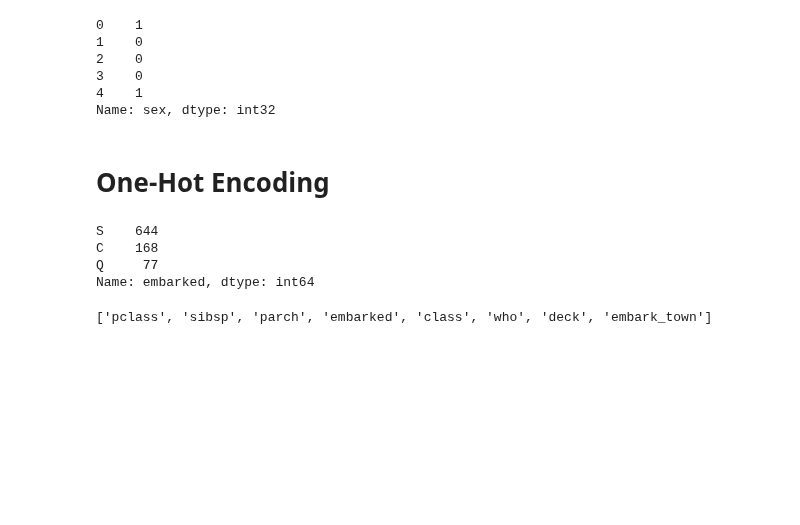
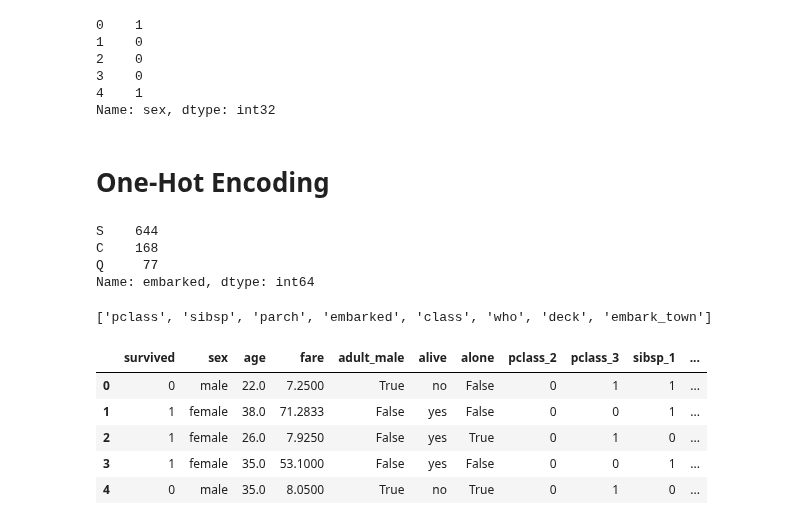
Before and after one commit to batuhanmtl/Pre-Model, a Jupyter notebook: ModulUsageExample2.ipynb, the cells around one changed output. Cells and saved outputs as stored; diff of their text form; code cells hidden in the pictures; blank space fills up the shorter version.

```diff
--- a/ModulUsageExample2.ipynb
+++ b/ModulUsageExample2.ipynb
@@ -822,3 +822,12 @@ ohe_cols = [col for col in df.columns if 10 >= df[col].nunique() > 2]
 ohe_cols
 # %% [output]
 ['pclass', 'sibsp', 'parch', 'embarked', 'class', 'who', 'deck', 'embark_town']
+# %%
+one_hot_encoder(df, ohe_cols).head()
+# %% [output]
+|  | survived | sex | age | fare | adult_male | alive | alone | pclass_2 | pclass_3 | sibsp_1 | ... |
+| 0 | 0 | male | 22.0 | 7.2500 | True | no | False | 0 | 1 | 1 | ... |
+| 1 | 1 | female | 38.0 | 71.2833 | False | yes | False | 0 | 0 | 1 | ... |
+| 2 | 1 | female | 26.0 | 7.9250 | False | yes | True | 0 | 1 | 0 | ... |
+| 3 | 1 | female | 35.0 | 53.1000 | False | yes | False | 0 | 0 | 1 | ... |
+| 4 | 0 | male | 35.0 | 8.0500 | True | no | True | 0 | 1 | 0 | ... |
```
